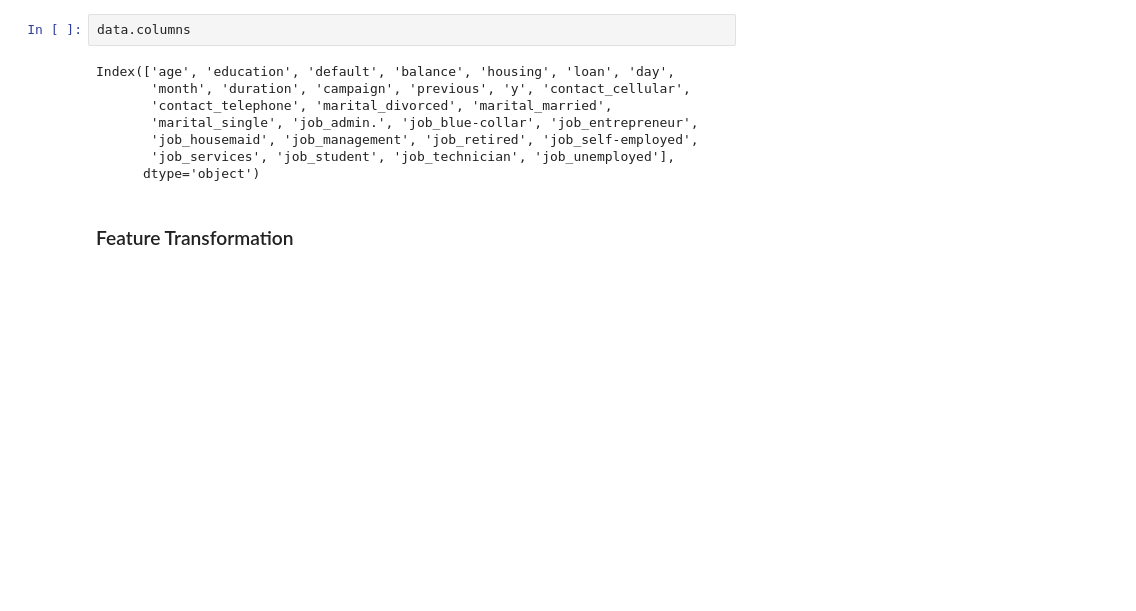
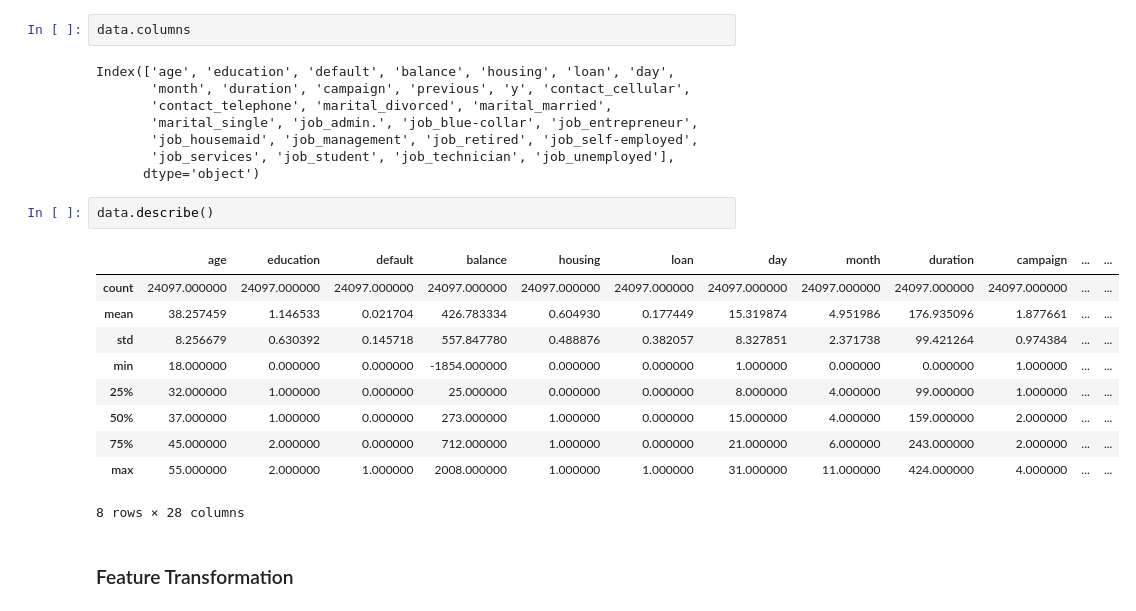
Before and after one commit to bagusatya08/Term-Deposit-Potential-Customer-Prediction, a Jupyter notebook: stage-2/pre-processing.ipynb, the cells around one changed output. Cells and saved outputs as stored; diff of their text form; blank space fills up the shorter version.

```diff
--- a/stage-2/pre-processing.ipynb
+++ b/stage-2/pre-processing.ipynb
@@ -565,6 +565,19 @@ Index(['age', 'education', 'default', 'balance', 'housing', 'loan', 'day',
        'job_housemaid', 'job_management', 'job_retired', 'job_self-employed',
        'job_services', 'job_student', 'job_technician', 'job_unemployed'],
       dtype='object')
+# %%
+data.describe()
+# %% [output]
+|  | age | education | default | balance | housing | loan | day | month | duration | campaign | ... | ... |
+| count | 24097.000000 | 24097.000000 | 24097.000000 | 24097.000000 | 24097.000000 | 24097.000000 | 24097.000000 | 24097.000000 | 24097.000000 | 24097.000000 | ... | ... |
+| mean | 38.257459 | 1.146533 | 0.021704 | 426.783334 | 0.604930 | 0.177449 | 15.319874 | 4.951986 | 176.935096 | 1.877661 | ... | ... |
+| std | 8.256679 | 0.630392 | 0.145718 | 557.847780 | 0.488876 | 0.382057 | 8.327851 | 2.371738 | 99.421264 | 0.974384 | ... | ... |
+| min | 18.000000 | 0.000000 | 0.000000 | -1854.000000 | 0.000000 | 0.000000 | 1.000000 | 0.000000 | 0.000000 | 1.000000 | ... | ... |
+| 25% | 32.000000 | 1.000000 | 0.000000 | 25.000000 | 0.000000 | 0.000000 | 8.000000 | 4.000000 | 99.000000 | 1.000000 | ... | ... |
+| 50% | 37.000000 | 1.000000 | 0.000000 | 273.000000 | 1.000000 | 0.000000 | 15.000000 | 4.000000 | 159.000000 | 2.000000 | ... | ... |
+| 75% | 45.000000 | 2.000000 | 0.000000 | 712.000000 | 1.000000 | 0.000000 | 21.000000 | 6.000000 | 243.000000 | 2.000000 | ... | ... |
+| max | 55.000000 | 2.000000 | 1.000000 | 2008.000000 | 1.000000 | 1.000000 | 31.000000 | 11.000000 | 424.000000 | 4.000000 | ... | ... |
+8 rows × 28 columns
 # %% [markdown]
 ### Feature Transformation
 # %%
```
